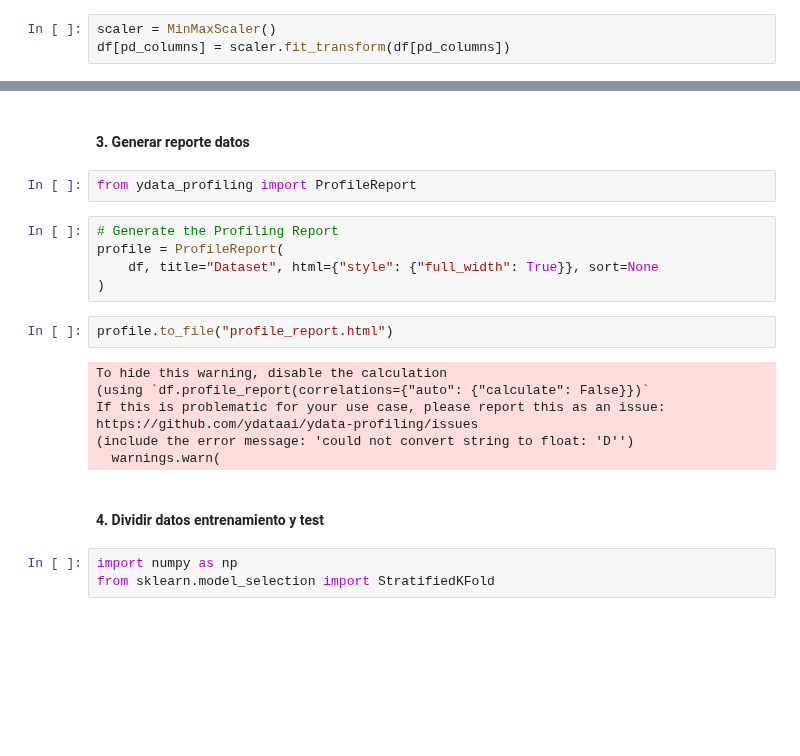
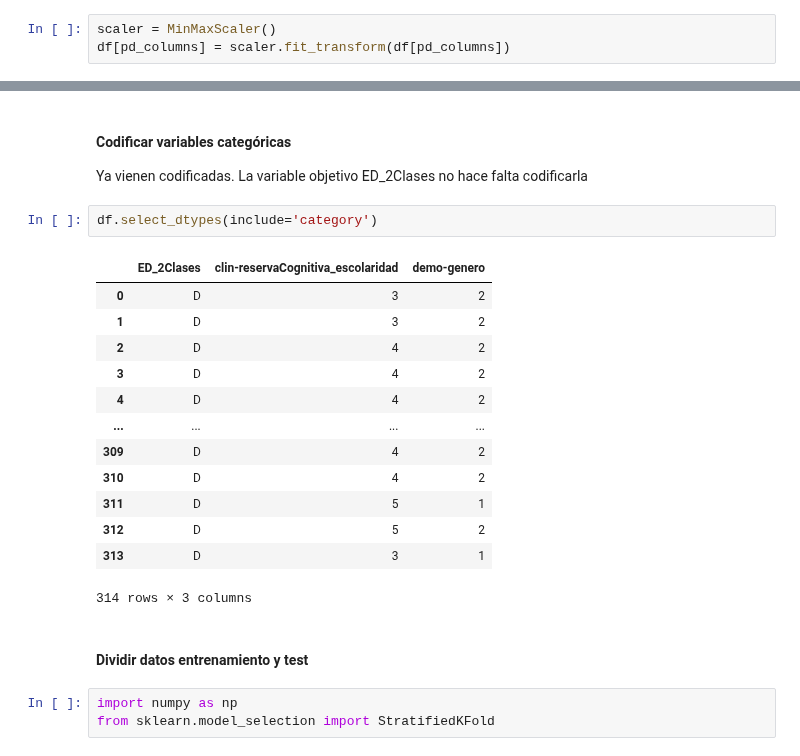
Before and after one commit to jgalanl/synthetic-data, a Jupyter notebook: preprocessing/preprocessing_v2.ipynb, the cells around one changed output, grey strips where cells are left out. Drawn from its saved outputs; the diff is of its cells as text; blank space fills up the shorter version.

```diff
--- a/preprocessing/preprocessing_v2.ipynb
+++ b/preprocessing/preprocessing_v2.ipynb
@@ -288,23 +287,24 @@ df.describe()
-# %% [markdown]
-#### 3. Generar reporte datos
-# %%
-from ydata_profiling import ProfileReport
-# %%
-# Generate the Profiling Report
-profile = ProfileReport(
-    df, title="Dataset", html={"style": {"full_width": True}}, sort=None
-)
-# %%
-profile.to_file("profile_report.html")
-# %% [output]
-To hide this warning, disable the calculation
-(using `df.profile_report(correlations={"auto": {"calculate": False}})`
-If this is problematic for your use case, please report this as an issue:
-https://github.com/ydataai/ydata-profiling/issues
-(include the error message: 'could not convert string to float: 'D'')
-  warnings.warn(
+# %% [markdown]
+#### Codificar variables categóricas
+Ya vienen codificadas. La variable objetivo ED_2Clases no hace falta codificarla
+# %%
+df.select_dtypes(include='category')
+# %% [output]
+|  | ED_2Clases | clin-reservaCognitiva_escolaridad | demo-genero |
+| 0 | D | 3 | 2 |
+| 1 | D | 3 | 2 |
+| 2 | D | 4 | 2 |
+| 3 | D | 4 | 2 |
+| 4 | D | 4 | 2 |
+| ... | ... | ... | ... |
+| 309 | D | 4 | 2 |
+| 310 | D | 4 | 2 |
+| 311 | D | 5 | 1 |
+| 312 | D | 5 | 2 |
+| 313 | D | 3 | 1 |
+314 rows × 3 columns
 # %% [markdown]
-#### 4. Dividir datos entrenamiento y test
+#### Dividir datos entrenamiento y test
 # %%
 import numpy as np
 from sklearn.model_selection import StratifiedKFold
```
Also changed, not shown: parts of 3 cells of this notebook, 22 other files.
